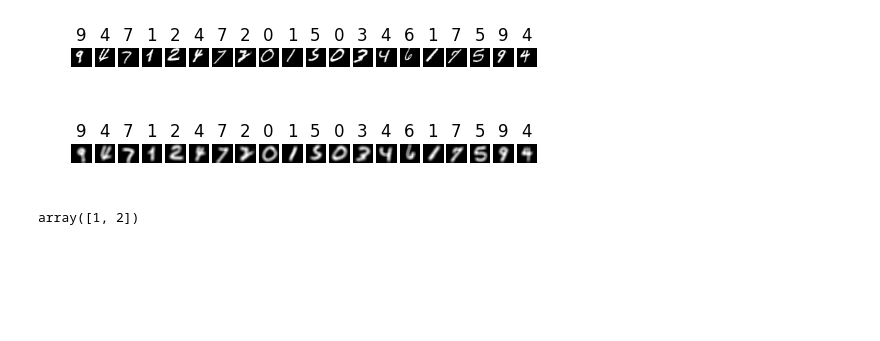
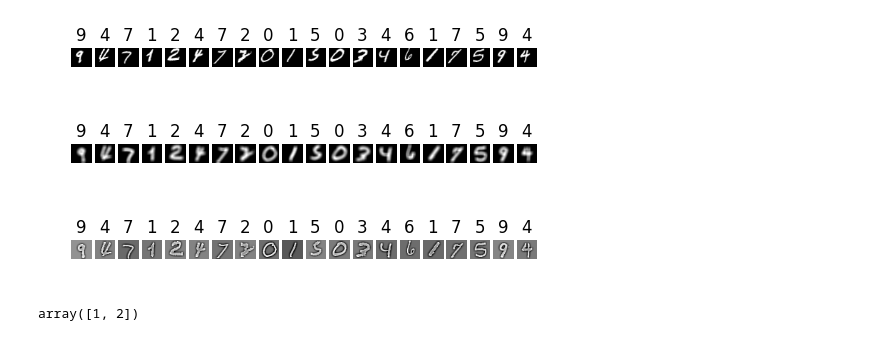
Before and after one commit to p16i/course-machine-intelligence-1, a Jupyter notebook: w11-mnist-challenge/mnist-challenge.ipynb, the cells around one changed output. Drawn from its saved outputs; the diff is of its cells as text; code cells hidden in the pictures; blank space fills up the shorter version.

```diff
--- a/w11-mnist-challenge/mnist-challenge.ipynb
+++ b/w11-mnist-challenge/mnist-challenge.ipynb
@@ -89,6 +90,17 @@ blurred_image = blurImages( X, 5 )
 plotSamples(20, blurred_image, y)
 # %% [output]
 [figure]
+# %%
+def shapenImages( data ):
+    new_data = []
+    rows,cols = 28, 28
+    for img in data:
+        new_data.append(cv2.GaussianBlur(img,(5,5), 5))
+    return data - np.array(new_data)
+shapened_images = shapenImages( X )
+plotSamples(20, shapened_images, y)
+# %% [output]
+[figure, added]
 # %%
 np.concatenate( [[1],[2]], )
 # %% [output]
```
Also changed, not shown: parts of 10 cells of this notebook.
